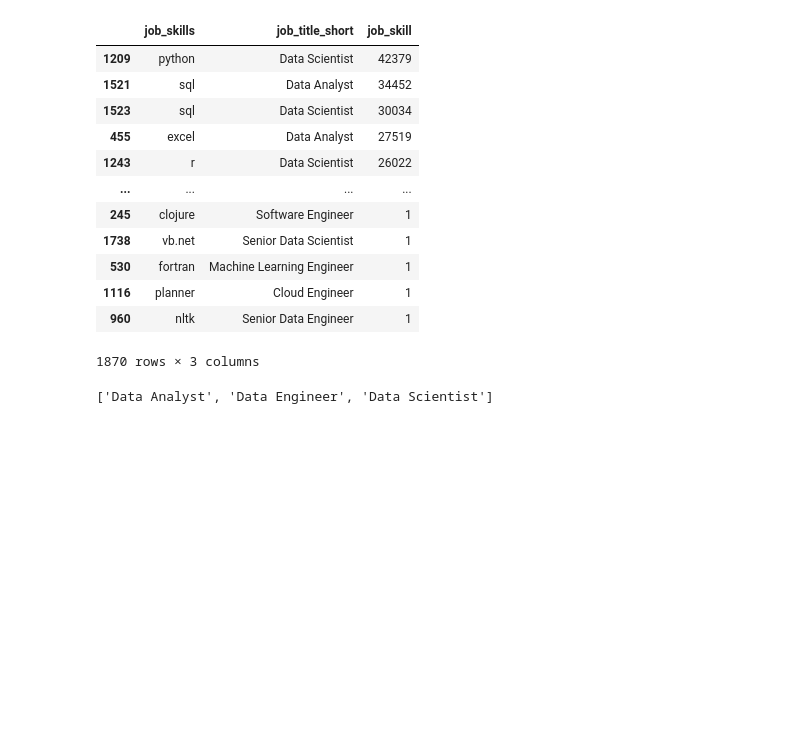
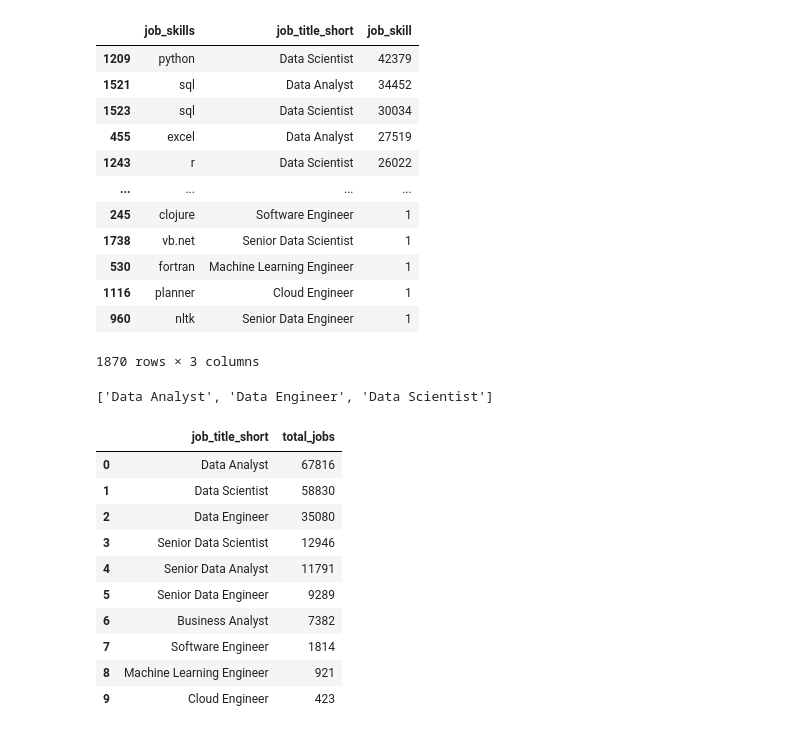
Before and after one commit to CizaAsilaBenjamin/Python_Data_Analysis_Course, a Jupyter notebook: 2_projectLucasPython/2_Skills_demand.ipynb, the cells around one changed output. Saved outputs shown, nothing was run; the diff lists cells and outputs as text; code cells hidden in the pictures; blank space fills up the shorter version.

```diff
--- a/2_projectLucasPython/2_Skills_demand.ipynb
+++ b/2_projectLucasPython/2_Skills_demand.ipynb
@@ -41,3 +41,20 @@ job_titles = sorted(job_titles) ##sort job titles alphabetically
 job_titles
 # %% [output]
 ['Data Analyst', 'Data Engineer', 'Data Scientist']
+# %%
+##To find the % of each skill in each job title
+
+df_job_tilte_count= df_us = df_US['job_title_short'].value_counts().reset_index(name='total_jobs')
+df_us
+# %% [output]
+|  | job_title_short | total_jobs |
+| 0 | Data Analyst | 67816 |
+| 1 | Data Scientist | 58830 |
+| 2 | Data Engineer | 35080 |
+| 3 | Senior Data Scientist | 12946 |
+| 4 | Senior Data Analyst | 11791 |
+| 5 | Senior Data Engineer | 9289 |
+| 6 | Business Analyst | 7382 |
+| 7 | Software Engineer | 1814 |
+| 8 | Machine Learning Engineer | 921 |
+| 9 | Cloud Engineer | 423 |
```
Also changed, not shown: parts of 2 cells of this notebook.
